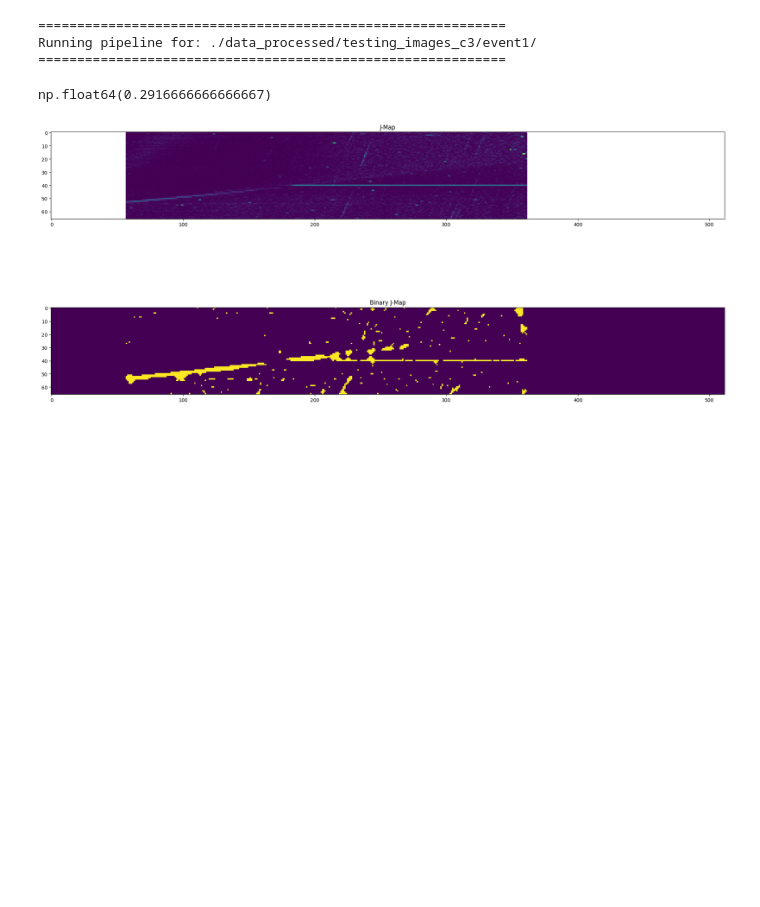
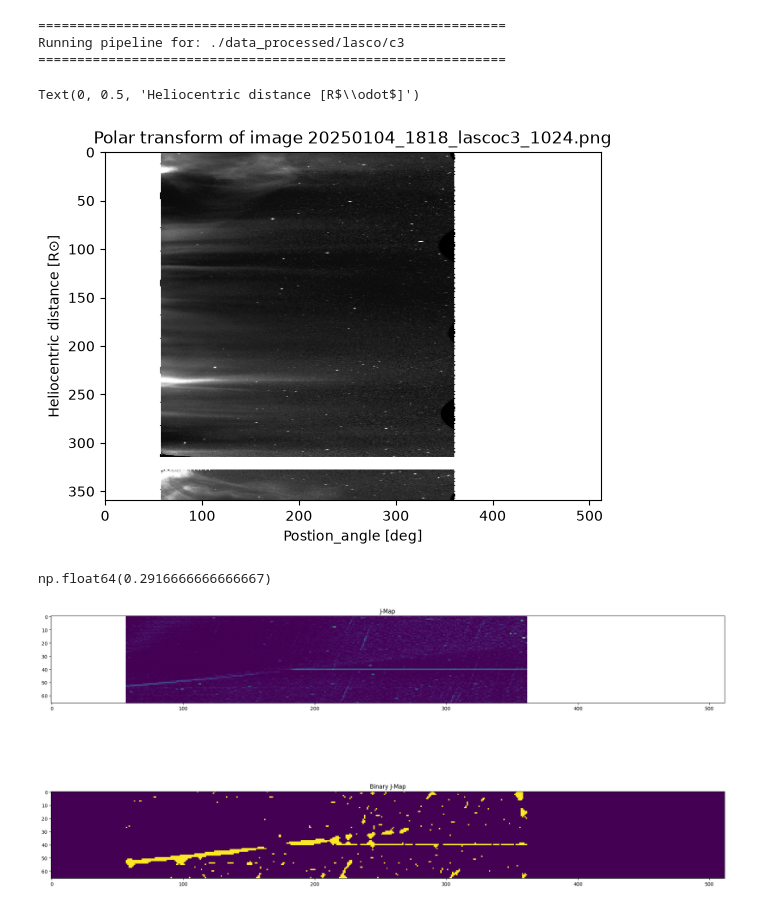
Before and after one commit to SightMan3/CME_DETECTION_GRU, a Jupyter notebook: temp.ipynb, the cells around one changed output. Saved outputs shown, nothing was run; the diff lists cells and outputs as text; code cells hidden in the pictures; blank space fills up the shorter version.

```diff
--- a/temp.ipynb
+++ b/temp.ipynb
@@ -30,7 +30,7 @@ from scipy.interpolate import interp1d
 
 import warnings
 # %%
-dir_path = './data_processed/testing_images_c3/event1/'
+dir_path = './data_processed/lasco/c3'
 # %%
 # ─────────────────────────────────────────────
 #  Constants (physical, not path-dependent)
@@ -138,7 +138,7 @@ for pylon_angle in np.arange(0.01, 2, 0.01):
         (r_arcsec < 512 * arcsec_per_pixel)
     )
     pylon       = image_data[pylon_mask]
-    match_count = np.sum(pylon < 5)
+    match_count = np.sum(pylon == 0)
     total_count = len(pylon)
 
     if best_pylon_cover is None or match_count / total_count > best_pylon_cover:
@@ -165,7 +165,8 @@ def prepare_image(image):
     yr = (yi - center_y) * arcsec_per_pixel
 
     r_local     = np.sqrt(xr**2 + yr**2)
-    theta_local = np.arctan2(yr, xr)
+    # 2*pi beacuse yr is y-down convention, for theta_local we want y-up convention, so we need to flip the angle
+    theta_local = 2*np.pi - np.mod(np.arctan2(yr, xr), 2 * np.pi)
 
     mask = (
         (r_local < 4.7 * rsun_pixels * arcsec_per_pixel) |
@@ -239,7 +240,7 @@ def resample_jmap_to_constant_cadence(j_map, cum_times_seconds, target_cadence_m
     return resampled_jmap
 # %% [output]
 ============================================================
-Running pipeline for: ./data_processed/testing_images_c3/event1/
+Running pipeline for: ./data_processed/lasco/c3
 ============================================================
 # %%
 prepared_images      = []
@@ -274,6 +275,14 @@ running_difference = [
     np.clip(polar_maps[i] - polar_maps[i-1], 0, 255)
     for i in range(1, len(polar_maps))
 ]
+# %%
+plt.imshow(polar_maps[20].T, cmap='gray')
+plt.title('Polar transform of image 20250104_1818_lascoc3_1024.png')
+plt.xlabel('Postion_angle [deg]')
+plt.ylabel('Heliocentric distance [R$\odot$]')
+# %% [output]
+Text(0, 0.5, 'Heliocentric distance [R$\\odot$]')
+[figure, added]
 # %%
 total_duration_sec = cum_times[-1] - cum_times[0]
 expected_intervals = total_duration_sec / 720
```
Also changed, not shown: 7 other files.
